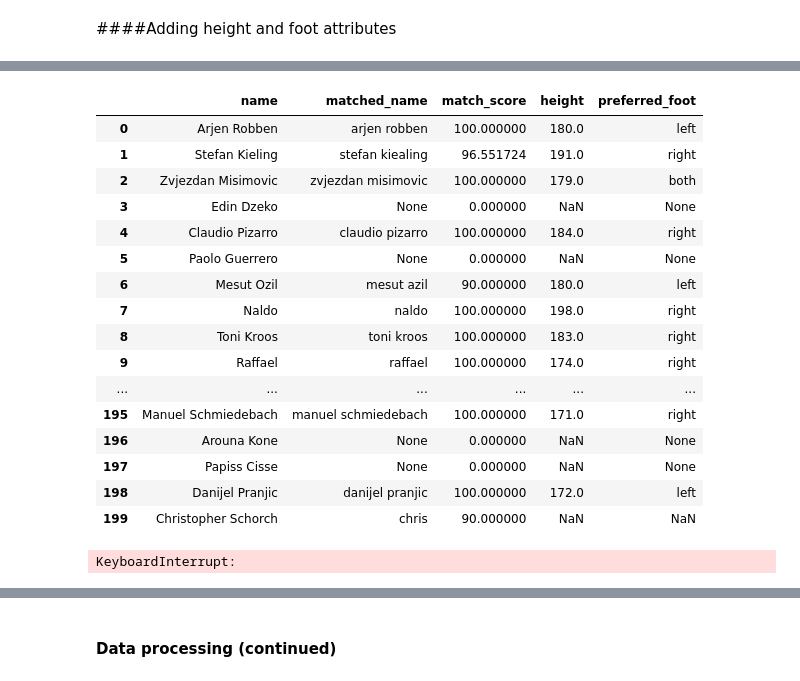
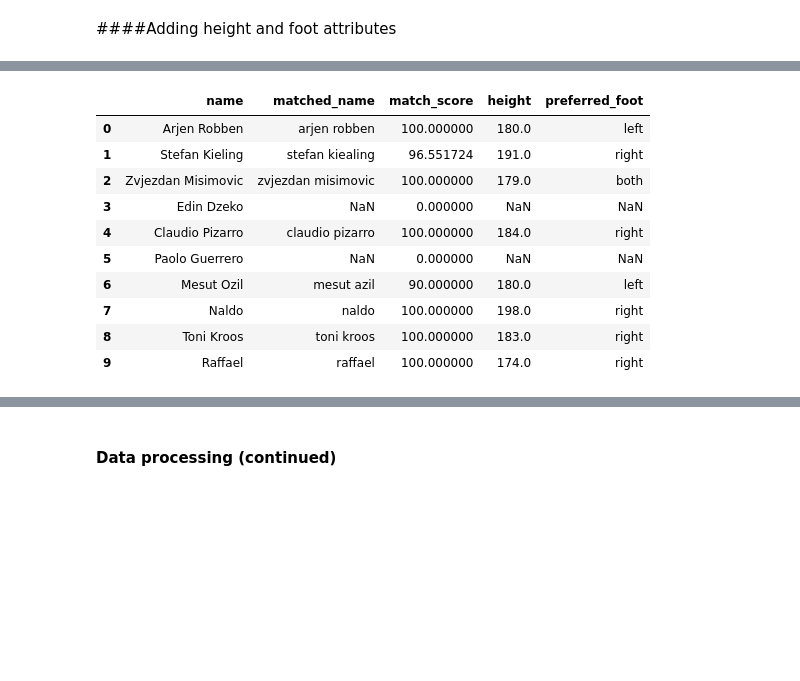
Before and after one commit to Computational-Tools-in-DS-G42/footballer-profiler-AI, a Jupyter notebook: player_profiler.ipynb, the cells around one changed output, grey strips where cells are left out. Drawn from its saved outputs; the diff is of its cells as text; code cells hidden in the pictures; blank space fills up the shorter version.

```diff
--- a/player_profiler.ipynb
+++ b/player_profiler.ipynb
@@ -21,3 +21,7 @@ init_df2 = pd.read_csv(url2, encoding="latin1", sep=",")
 print("Shape" + str(init_df2.shape))
 # %% [output]
 Shape(32601, 23)
+# %%
+url3 = "https://raw.githubusercontent.com/Computational-Tools-in-DS-G42/datasets/main/extra_player_attributes.csv"
+extra_att_df = pd.read_csv(url3, encoding="latin1", sep=",")
+print("Shape" + str(extra_att_df.shape))
@@ -251,56 +158,14 @@ enriched_df.to_csv("enriched_players.csv", index=False)
 # %%
-display(enriched_df.head(200))
+display(extra_att_df.head(10))
 # %% [output]
 |  | name | matched_name | match_score | height | preferred_foot |
 | 0 | Arjen Robben | arjen robben | 100.000000 | 180.0 | left |
 | 1 | Stefan Kieling | stefan kiealing | 96.551724 | 191.0 | right |
 | 2 | Zvjezdan Misimovic | zvjezdan misimovic | 100.000000 | 179.0 | both |
-| 3 | Edin Dzeko | None | 0.000000 | NaN | None |
+| 3 | Edin Dzeko | NaN | 0.000000 | NaN | NaN |
 | 4 | Claudio Pizarro | claudio pizarro | 100.000000 | 184.0 | right |
-| 5 | Paolo Guerrero | None | 0.000000 | NaN | None |
+| 5 | Paolo Guerrero | NaN | 0.000000 | NaN | NaN |
 | 6 | Mesut Ozil | mesut azil | 90.000000 | 180.0 | left |
 | 7 | Naldo | naldo | 100.000000 | 198.0 | right |
 | 8 | Toni Kroos | toni kroos | 100.000000 | 183.0 | right |
 | 9 | Raffael | raffael | 100.000000 | 174.0 | right |
-| ... | ... | ... | ... | ... | ... |
-| 195 | Manuel Schmiedebach | manuel schmiedebach | 100.000000 | 171.0 | right |
-| 196 | Arouna Kone | None | 0.000000 | NaN | None |
-| 197 | Papiss Cisse | None | 0.000000 | NaN | None |
-| 198 | Danijel Pranjic | danijel pranjic | 100.000000 | 172.0 | left |
-| 199 | Christopher Schorch | chris | 90.000000 | NaN | NaN |
-# %%
-
-
-def clean_name(name):
-    return unidecode(str(name).lower().strip())
-
-df_clean['clean_name'] = df_clean['name'].apply(clean_name)
-init_df2['clean_name'] = init_df2['name'].apply(clean_name)
-tm_names = init_df2['clean_name'].tolist()
-
-enriched = []
-
-for player, clean_player in zip(df_clean['name'], df_clean['clean_name']):
-    match, score = process.extractOne(clean_player, tm_names, scorer=fuzz.WRatio)
-
-    if match and score >= 90:
-        matched_row = init_df2.loc[init_df2['clean_name'] == match]
-        if not matched_row.empty:
-            height = matched_row['height_in_cm'].values[0]
-            foot = matched_row['foot'].values[0]
-        else:
-            height, foot = None, None
-    else:
-        match, height, foot = None, None, None
-
-    enriched.append({
-        'name': player,
-        'matched_name': match,
-        'match_score': score,
-        'height': height,
-        'preferred_foot': foot
-    })
-
-enriched_df = pd.DataFrame(enriched)
-# %% [output]
-KeyboardInterrupt:
```
Also changed, not shown: parts of 19 cells of this notebook.
